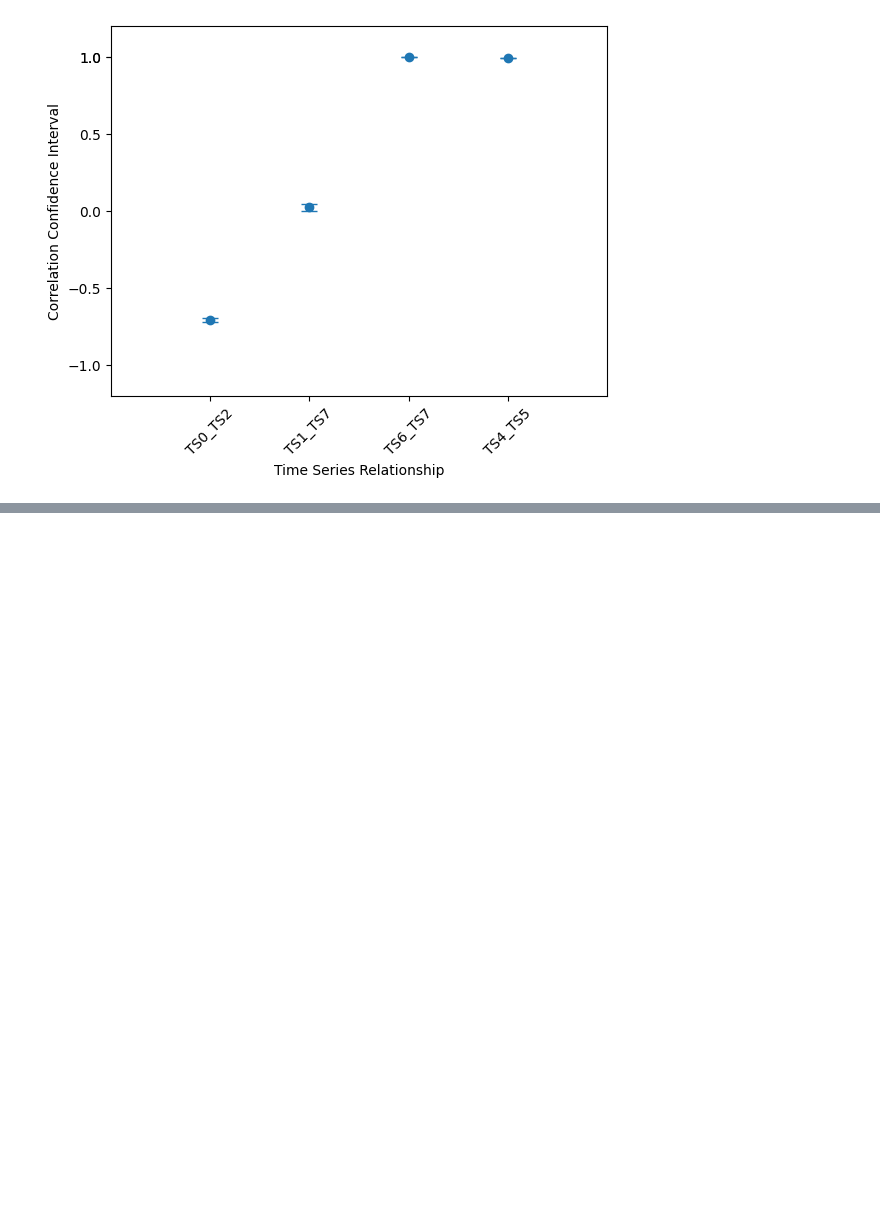
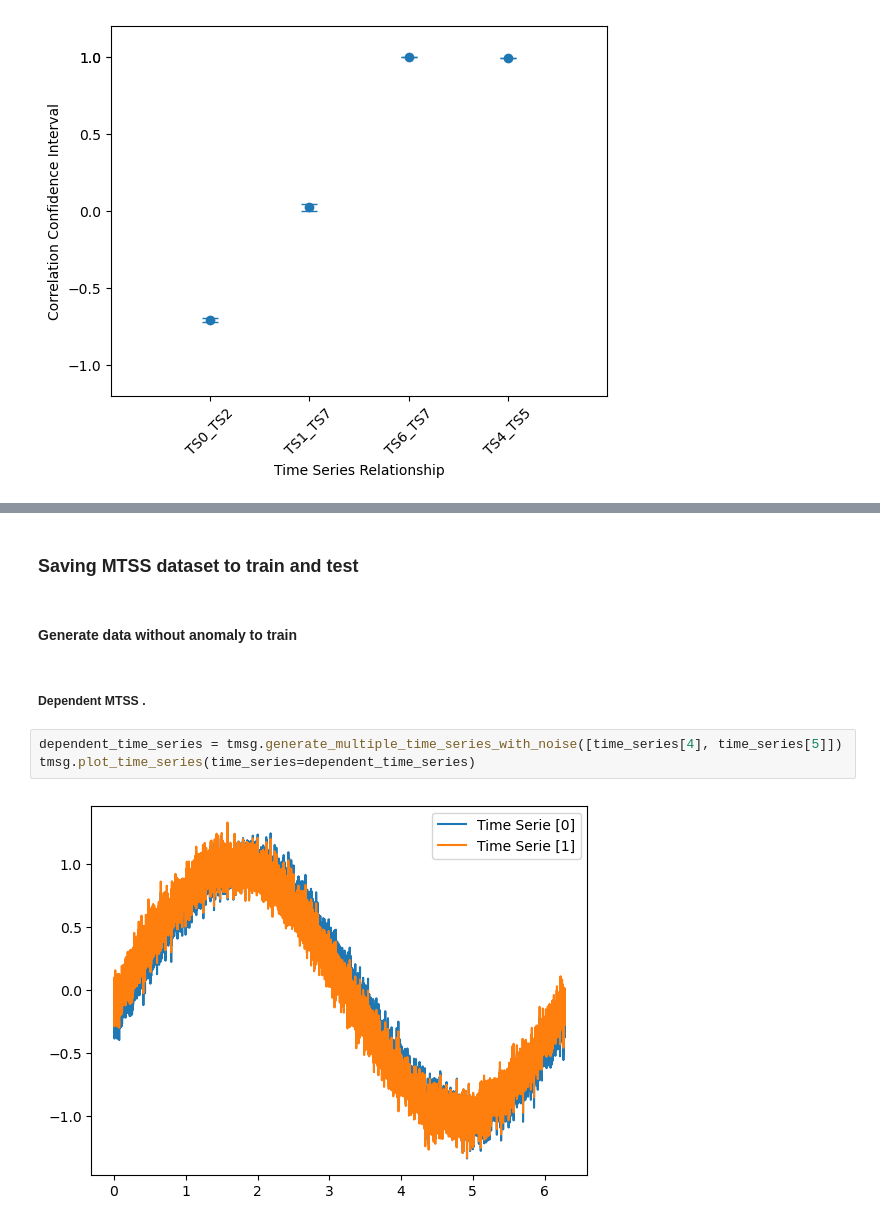
Before and after one commit to CristoferSilva/SyntheticTimeSeriesDataset, a Jupyter notebook: syntheticTimeSeriesDataset.ipynb, the cells around one changed output, grey strips where cells are left out. Cells and saved outputs as stored; diff of their text form; blank space fills up the shorter version.

```diff
--- a/syntheticTimeSeriesDataset.ipynb
+++ b/syntheticTimeSeriesDataset.ipynb
@@ -137,0 +144,11 @@ plt.show()
+# %% [markdown]
+### Saving MTSS dataset to train and test
+# %% [markdown]
+#### Generate data without anomaly to train
+# %% [markdown]
+##### Dependent MTSS .
+# %%
+dependent_time_series = tmsg.generate_multiple_time_series_with_noise([time_series[4], time_series[5]])
+tmsg.plot_time_series(time_series=dependent_time_series)
+# %% [output]
+[figure, added]
```
Also changed, not shown: parts of 21 cells of this notebook.
